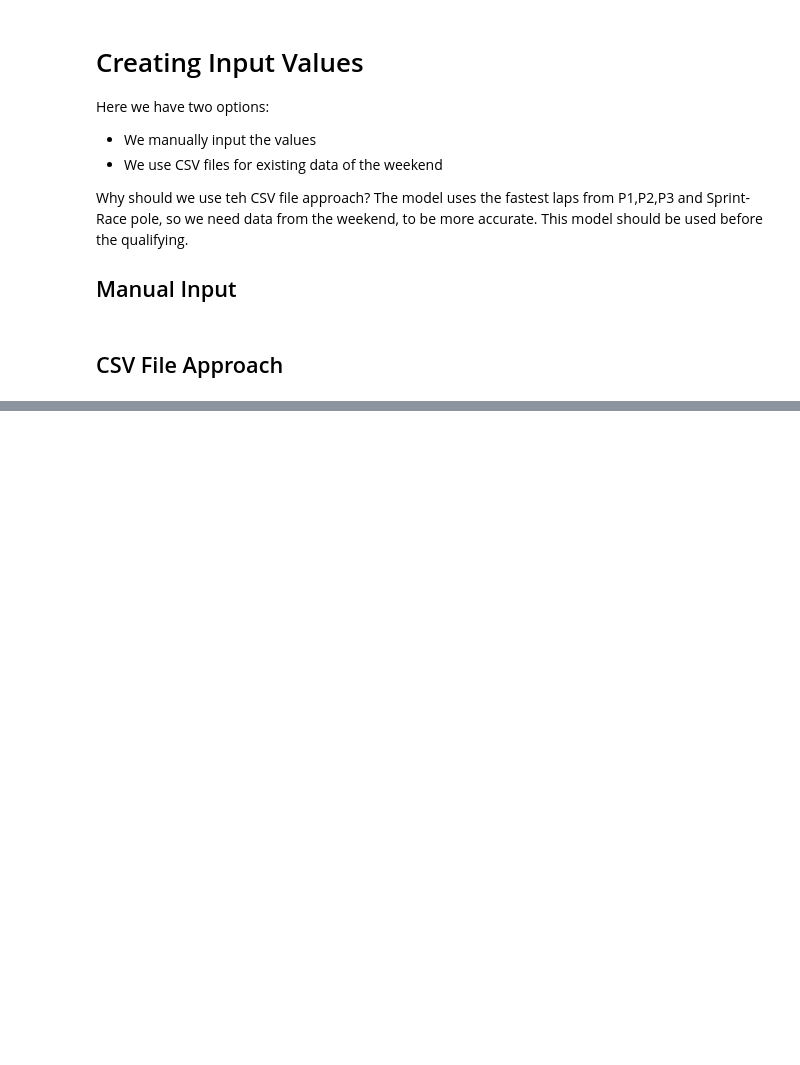
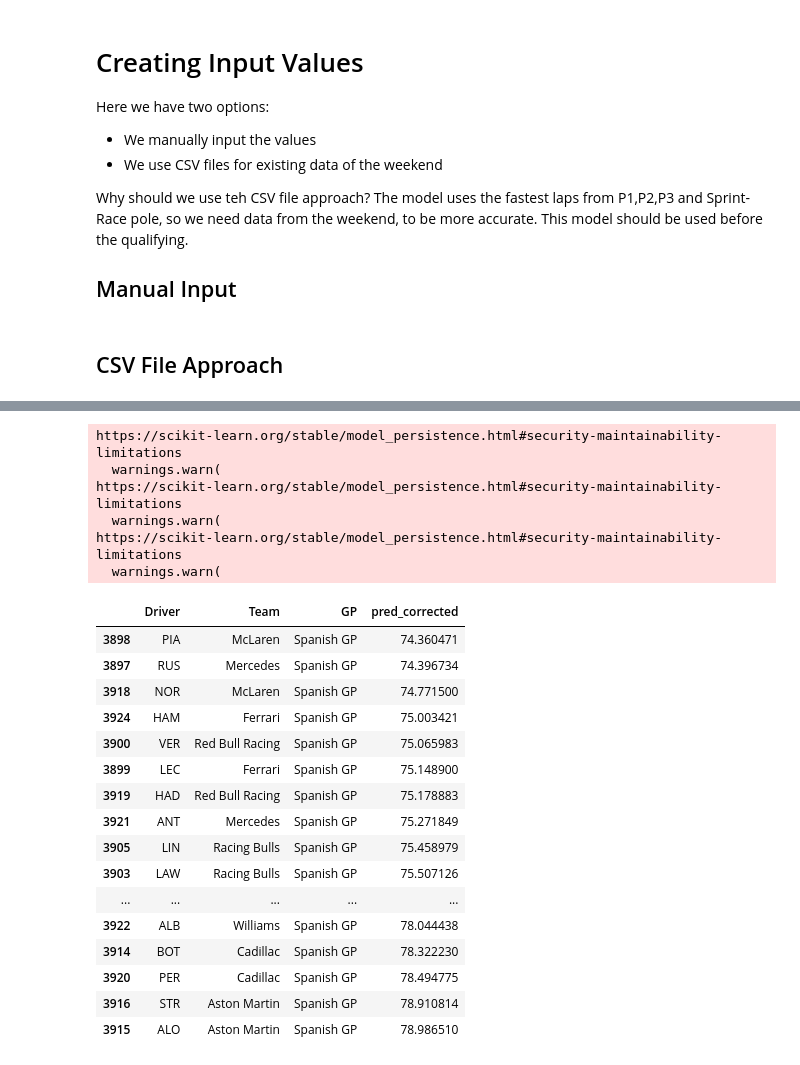
Before and after one commit to Gandji94/F1_Qualifying_Laptime, a Jupyter notebook: notebook/model_training_&_evaluating.ipynb, the cells around one changed output, grey strips where cells are left out. Cells and saved outputs as stored; diff of their text form; code cells hidden in the pictures; blank space fills up the shorter version.

```diff
--- a/notebook/model_training_&_evaluating.ipynb
+++ b/notebook/model_training_&_evaluating.ipynb
@@ -3696,4 +3759,5 @@ df_quali_pred["team_offset"] = (df_quali_pred["Team"].map(team_offset).fillna(gl
 df_quali_pred['gp_global_offset'] = global_gp_offset
 df_quali_pred['offset'] = df_quali_pred[['driver_offset','team_offset','gp_global_offset']].mean(axis=1)
 df_quali_pred = def_apply_offset_mean(df=df_quali_pred,pred='Pred_time',shrinking=0.55)
-df_quali_pred[['Driver','Team','GP','pred_corrected']]
+df_quali_pred[['Driver','Team','GP','pred_corrected']].sort_values('pred_corrected',ascending=True)
+# %% [output]
@@ -3700,2 +3775,25 @@ df_quali_pred[['Driver','Team','GP','pred_corrected']]
+https://scikit-learn.org/stable/model_persistence.html#security-maintainability-limitations
+  warnings.warn(
+https://scikit-learn.org/stable/model_persistence.html#security-maintainability-limitations
+  warnings.warn(
+https://scikit-learn.org/stable/model_persistence.html#security-maintainability-limitations
+  warnings.warn(
+|  | Driver | Team | GP | pred_corrected |
+| 3898 | PIA | McLaren | Spanish GP | 74.360471 |
+| 3897 | RUS | Mercedes | Spanish GP | 74.396734 |
+| 3918 | NOR | McLaren | Spanish GP | 74.771500 |
+| 3924 | HAM | Ferrari | Spanish GP | 75.003421 |
+| 3900 | VER | Red Bull Racing | Spanish GP | 75.065983 |
+| 3899 | LEC | Ferrari | Spanish GP | 75.148900 |
+| 3919 | HAD | Red Bull Racing | Spanish GP | 75.178883 |
+| 3921 | ANT | Mercedes | Spanish GP | 75.271849 |
+| 3905 | LIN | Racing Bulls | Spanish GP | 75.458979 |
+| 3903 | LAW | Racing Bulls | Spanish GP | 75.507126 |
+| ... | ... | ... | ... | ... |
+| 3922 | ALB | Williams | Spanish GP | 78.044438 |
+| 3914 | BOT | Cadillac | Spanish GP | 78.322230 |
+| 3920 | PER | Cadillac | Spanish GP | 78.494775 |
+| 3916 | STR | Aston Martin | Spanish GP | 78.910814 |
+| 3915 | ALO | Aston Martin | Spanish GP | 78.986510 |
 # %%
 df_quali_pred.head()
```
Also changed, not shown: parts of 9 cells of this notebook, 9 other files.
